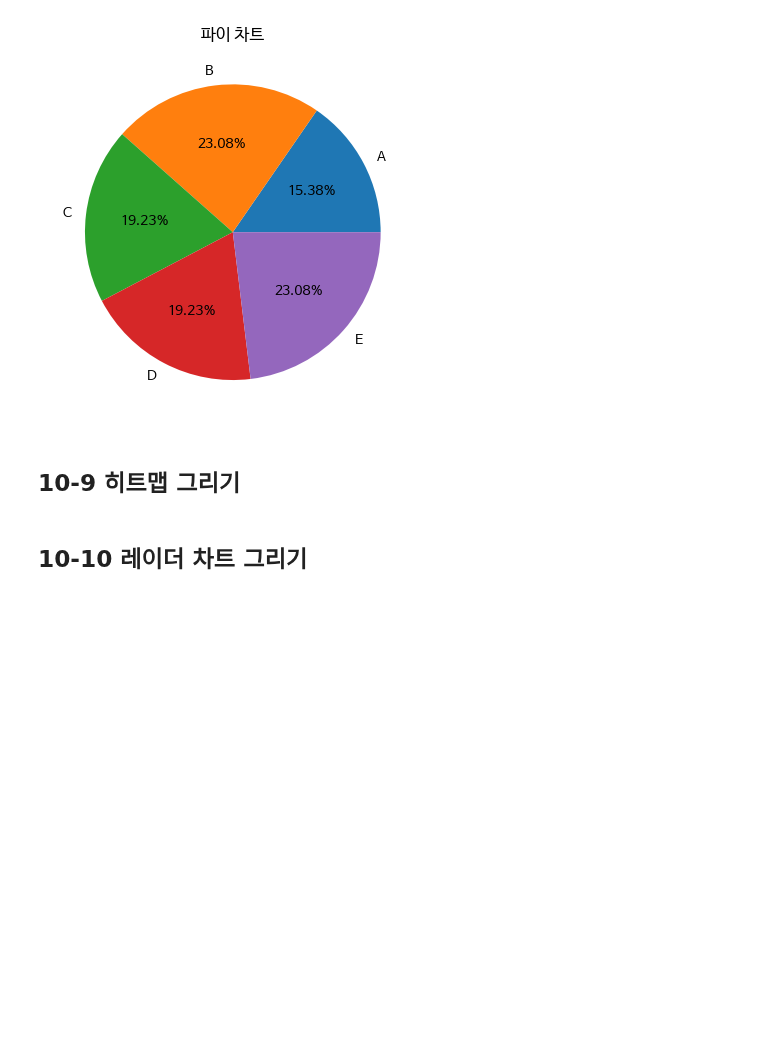
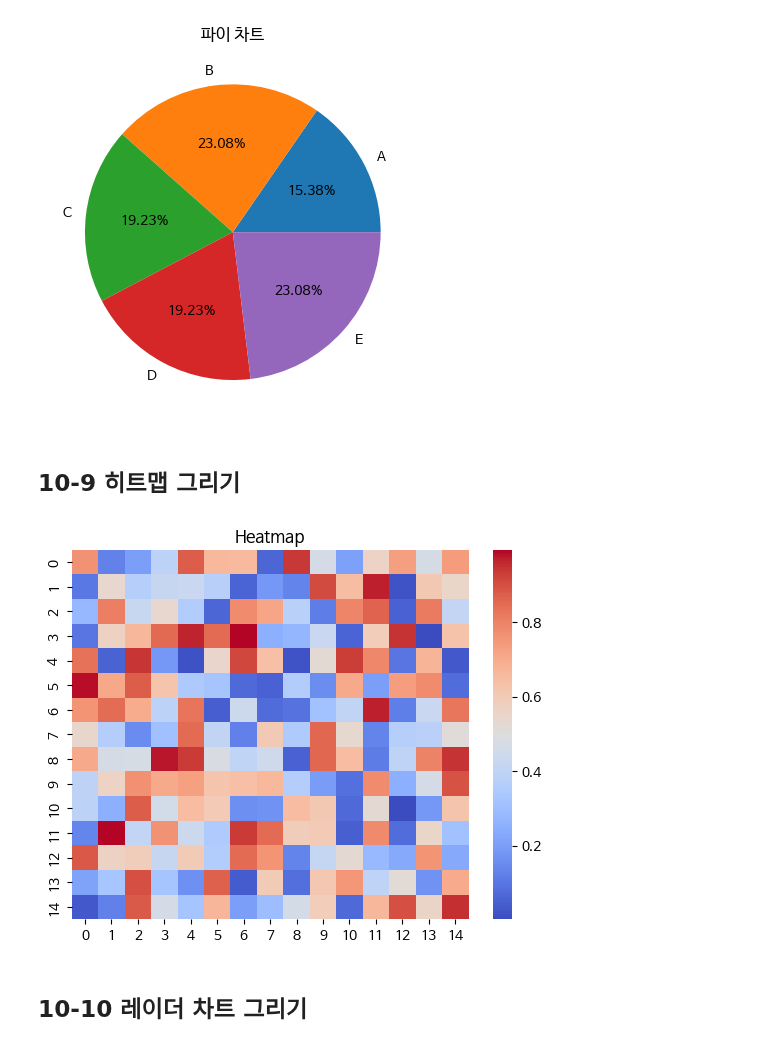
Before and after one commit to Nis4Newt/Data-Analysis-with-Open-Source, a Jupyter notebook: 오픈소스_데이터_분석_10강.ipynb, the cells around one changed output. Drawn from its saved outputs; the diff is of its cells as text; code cells hidden in the pictures; blank space fills up the shorter version.

```diff
--- a/오픈소스_데이터_분석_10강.ipynb
+++ b/오픈소스_데이터_분석_10강.ipynb
@@ -195,15 +195,19 @@ plt.show()
 # %%
 import matplotlib.pyplot as plt
 import seaborn as sns
 import numpy as np
 
 ## 데이터 생성 (5x5 크기의 무작위 행렬)
-data = np.random.rand(5, 5)
+data = np.random.rand(15, 15)
 
 ## seaborn을 이용하여 히트맵 그리기
+## sns.heatmap(data, annot=True, cmap='coolwarm')
+sns.heatmap(data, annot=False, cmap='coolwarm')
 
 plt.title("Heatmap")
 plt.show()
+# %% [output]
+[figure, added]
 # %% [markdown]
 ## 10-10 레이더 차트 그리기
 # %%
```
Also changed, not shown: parts of 3 cells of this notebook.
